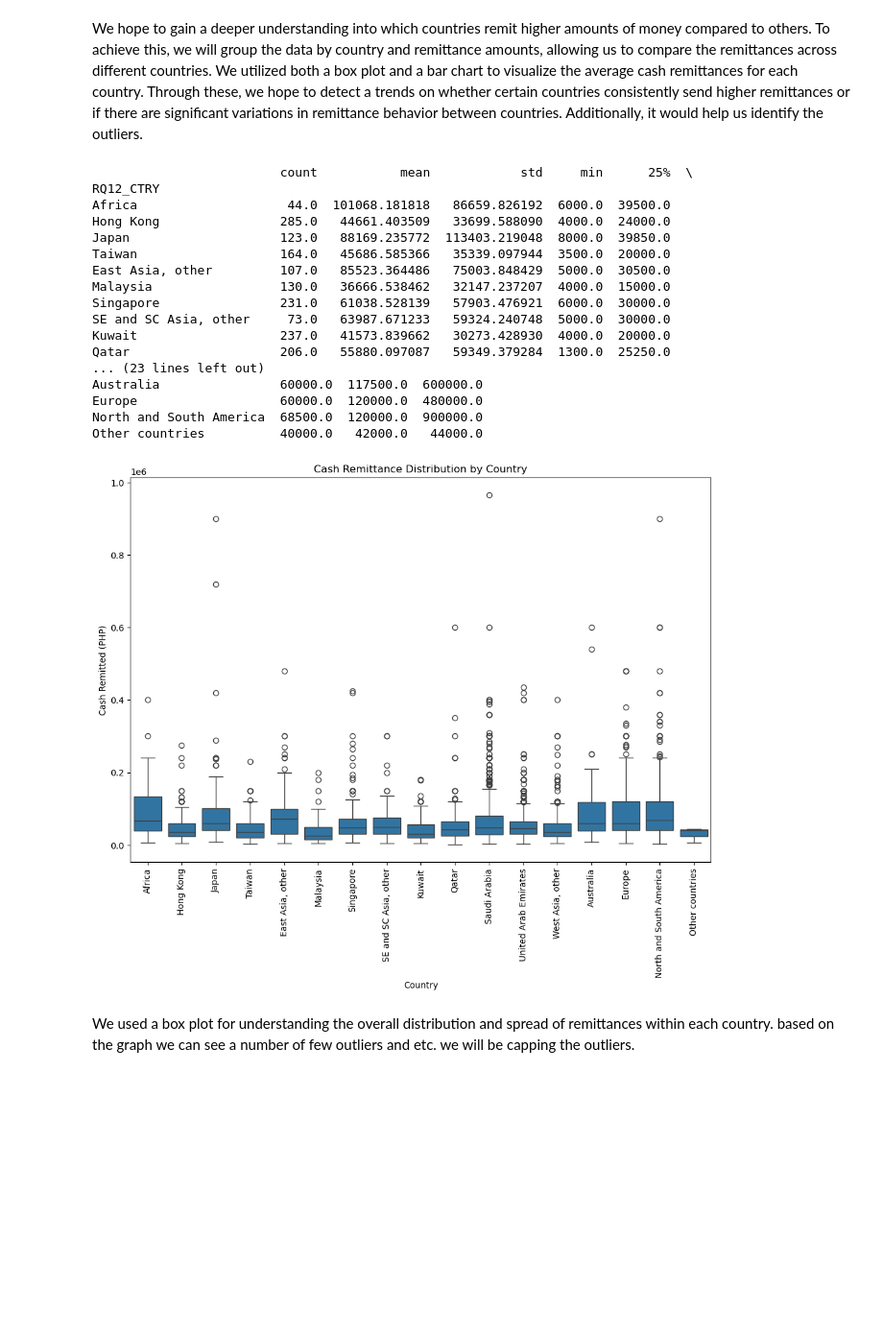
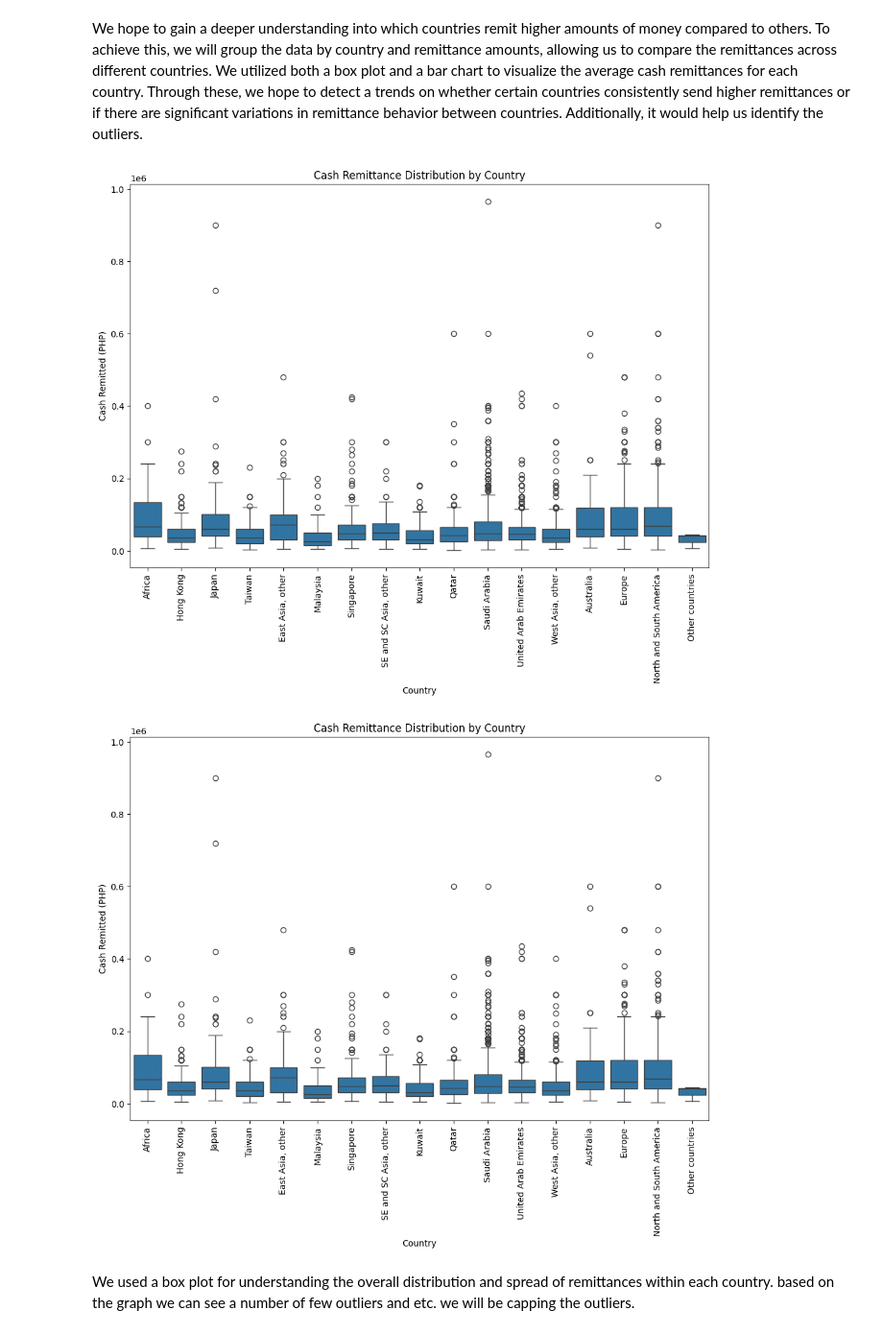
Before and after one commit to almiravelas/CSMODEL, a Jupyter notebook: Phase1_cy.ipynb, the cells around one changed output. Shown at 96% size. Cells and saved outputs as stored; diff of their text form; code cells hidden in the pictures; blank space fills up the shorter version.

```diff
--- a/Phase1_cy.ipynb
+++ b/Phase1_cy.ipynb
@@ -708,10 +691,6 @@ plt.show()
 # %% [markdown]
 We hope to gain a deeper understanding into which countries remit higher amounts of money compared to others. To achieve this, we will group the data by country and remittance amounts, allowing us to compare the remittances across different countries. We utilized both a box plot and a bar chart to visualize the average cash remittances for each country. Through these, we hope to detect a trends on whether certain countries consistently send higher remittances or if there are significant variations in remittance behavior between countries. Additionally, it would help us identify the outliers.
 # %%
-remittance_by_country = data.groupby('RQ12_CTRY', observed=False)['RQ22_CASHAMT'].describe()
-
-print(remittance_by_country)
-
 plt.figure(figsize=(12, 8))
 sns.boxplot(x='RQ12_CTRY', y='RQ22_CASHAMT', data=data)
 plt.title('Cash Remittance Distribution by Country')
@@ -720,26 +699,21 @@ plt.ylabel('Cash Remitted (PHP)')
 plt.xticks(rotation=90)
 plt.show()
 
-avg_remittance_by_country = data.groupby('RQ12_CTRY')['RQ22_CASHAMT'].mean().sort_values(ascending=False)
+avg_remittance_by_country = data.groupby('RQ12_CTRY', observed=False)['RQ22_CASHAMT'].mean().sort_values(ascending=False)
 # %% [output]
-                         count           mean            std     min      25%  \
-RQ12_CTRY
-Africa                    44.0  101068.181818   86659.826192  6000.0  39500.0
-Hong Kong                285.0   44661.403509   33699.588090  4000.0  24000.0
-Japan                    123.0   88169.235772  113403.219048  8000.0  39850.0
-Taiwan                   164.0   45686.585366   35339.097944  3500.0  20000.0
-East Asia, other         107.0   85523.364486   75003.848429  5000.0  30500.0
-Malaysia                 130.0   36666.538462   32147.237207  4000.0  15000.0
-Singapore                231.0   61038.528139   57903.476921  6000.0  30000.0
-SE and SC Asia, other     73.0   63987.671233   59324.240748  5000.0  30000.0
-Kuwait                   237.0   41573.839662   30273.428930  4000.0  20000.0
-Qatar                    206.0   55880.097087   59349.379284  1300.0  25250.0
-... (23 lines left out)
-Australia                60000.0  117500.0  600000.0
-Europe                   60000.0  120000.0  480000.0
-North and South America  68500.0  120000.0  900000.0
-Other countries          40000.0   42000.0   44000.0
 [figure]
+# %%
+plt.figure(figsize=(12, 8))
+sns.boxplot(x='RQ12_CTRY', y='RQ22_CASHAMT', data=data)
+plt.title('Cash Remittance Distribution by Country')
+plt.xlabel('Country')
+plt.ylabel('Cash Remitted (PHP)')
+plt.xticks(rotation=90)
+plt.show()
+
+avg_remittance_by_country = data.groupby('RQ12_CTRY', observed=False)['RQ22_CASHAMT'].mean().sort_values(ascending=False)
+# %% [output]
+[figure, added]
 # %% [markdown]
 We used a box plot for understanding the overall distribution and spread of remittances within each country. based on the graph we can see a number of few outliers and etc. we will be capping the outliers.
 # %%
```
Also changed, not shown: parts of 9 cells of this notebook.
